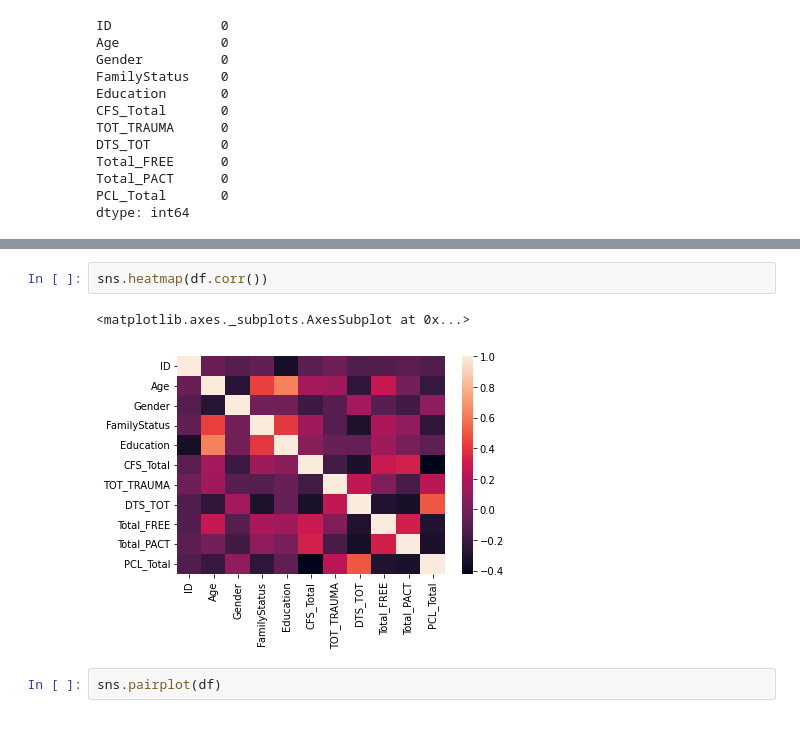
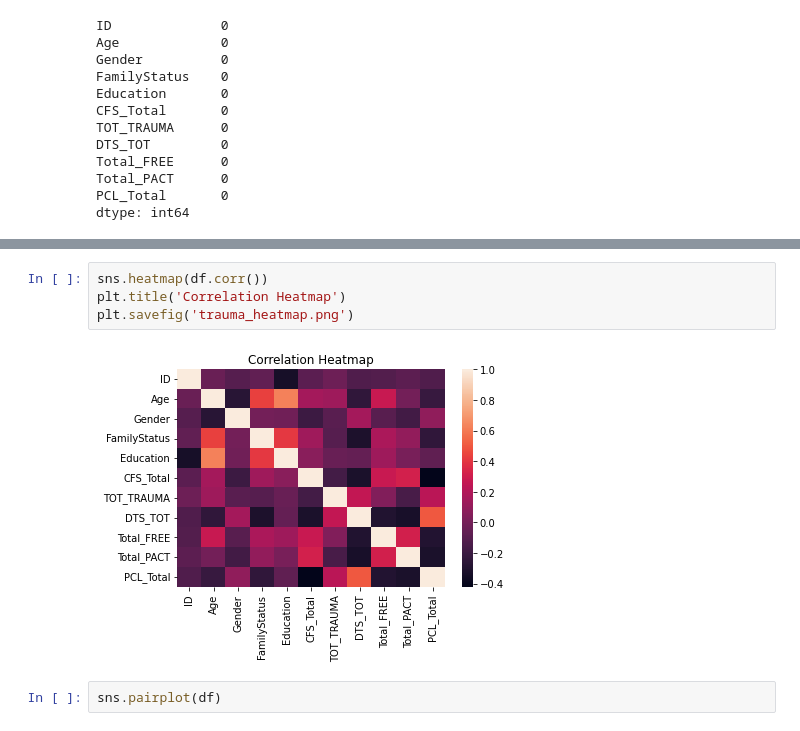
Before and after one commit to ptrim22/Bootcamp, a Jupyter notebook: Trauma_Capstone.ipynb, the cells around one changed output, grey strips where cells are left out. Cells and saved outputs as stored; diff of their text form.

```diff
--- a/Trauma_Capstone.ipynb
+++ b/Trauma_Capstone.ipynb
@@ -114,9 +114,10 @@ df.corr()
 | PCL_Total | -0.121368 | -0.211873 | 0.093779 | -0.238531 | -0.067783 | -0.420538 | 0.232702 | 0.500627 | -0.291194 | ... |
 # %%
 sns.heatmap(df.corr())
+plt.title('Correlation Heatmap')
+plt.savefig('trauma_heatmap.png')
 # %% [output]
-<matplotlib.axes._subplots.AxesSubplot at 0x...>
-[figure, old version]
+[figure, new version]
 # %%
 sns.pairplot(df)
 # %% [output]
```
Also changed, not shown: parts of 36 cells of this notebook.
